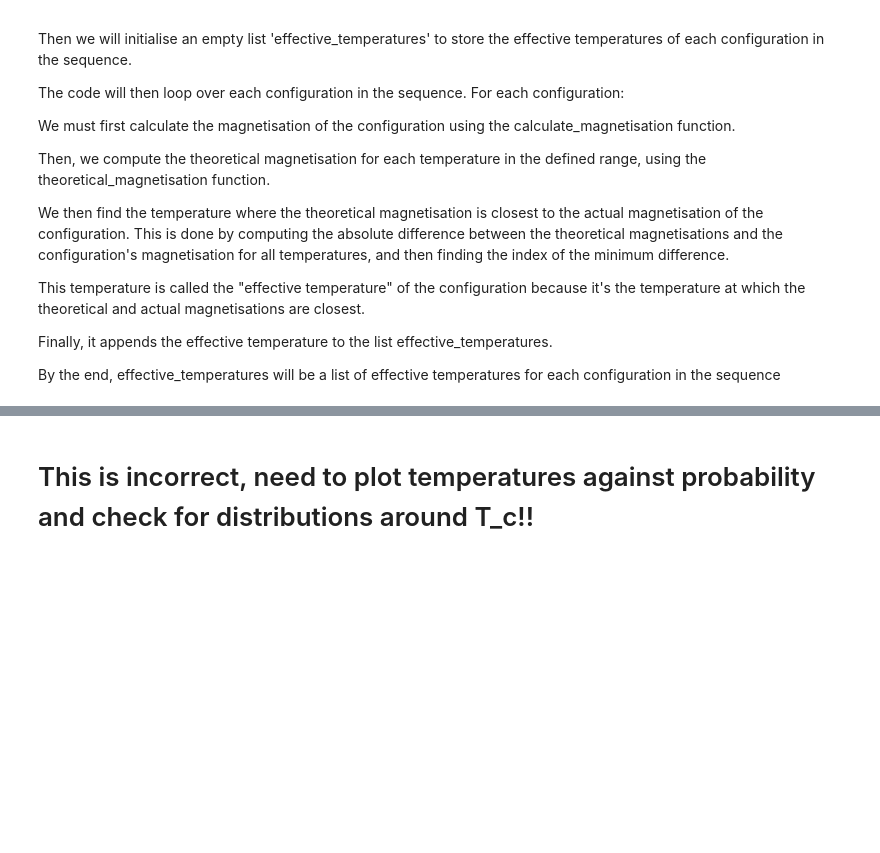
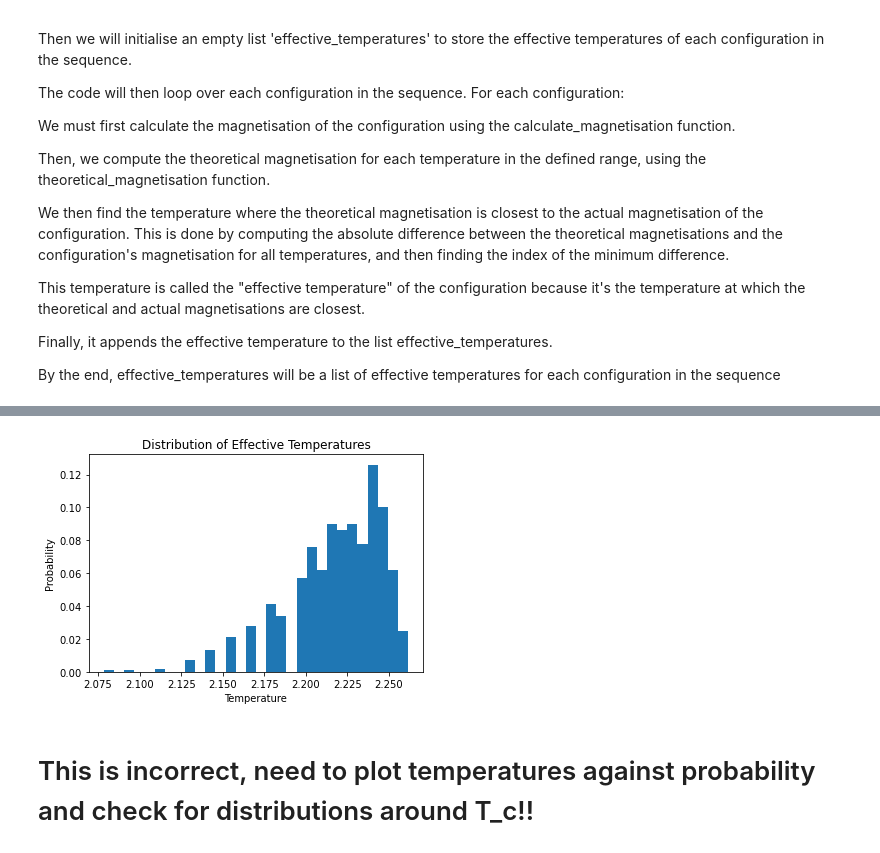
Before and after one commit to willgriff14/research_kcl, a Jupyter notebook: My RBM.ipynb, the cells around one changed output, grey strips where cells are left out. Cells and saved outputs as stored; diff of their text form; code cells hidden in the pictures; blank space fills up the shorter version.

```diff
--- a/My RBM.ipynb
+++ b/My RBM.ipynb
@@ -212,3 +226,11 @@ for config in sequence:
+# %%
+plt.hist(effective_temperatures, bins=30, weights=np.ones(len(effective_temperatures)) / len(effective_temperatures))
+plt.xlabel('Temperature')
+plt.ylabel('Probability')
+plt.title('Distribution of Effective Temperatures')
+plt.show()
+# %% [output]
+[figure, added]
 # %% [markdown]
 # This is incorrect, need to plot temperatures against probability and check for distributions around T_c!!
 # %%
```
Also changed, not shown: parts of 5 cells of this notebook.
